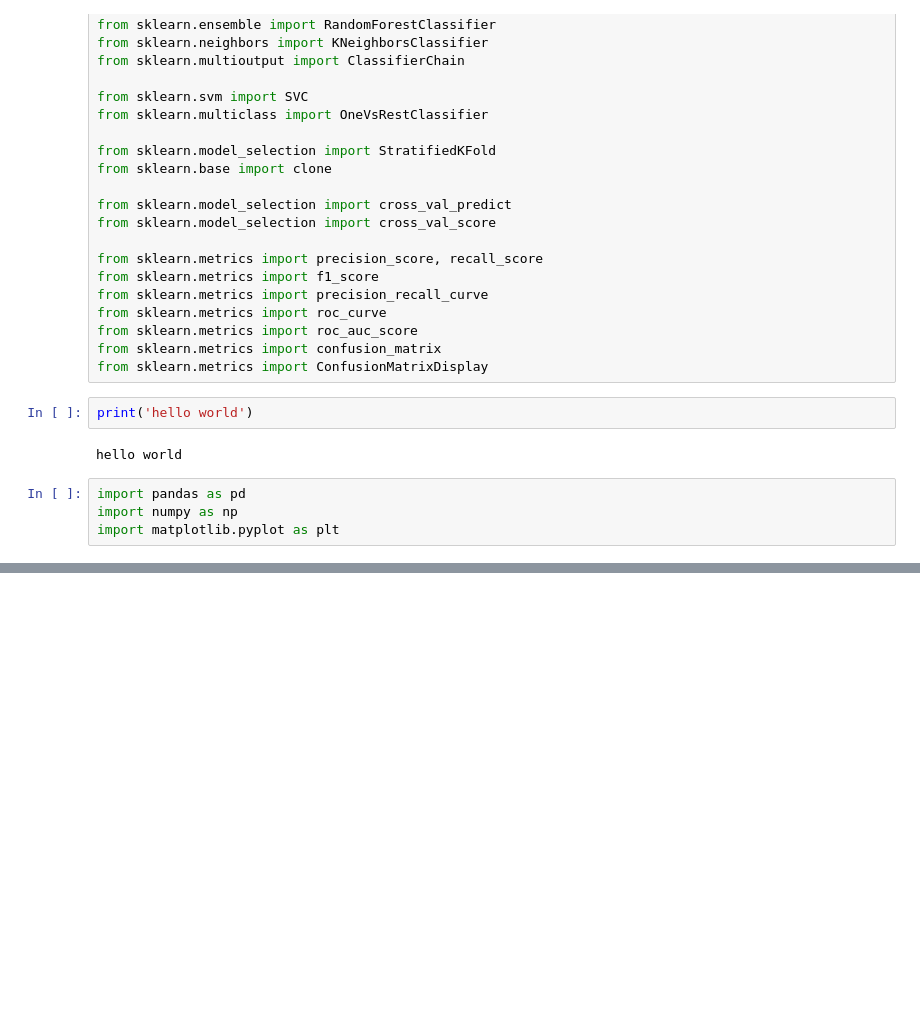
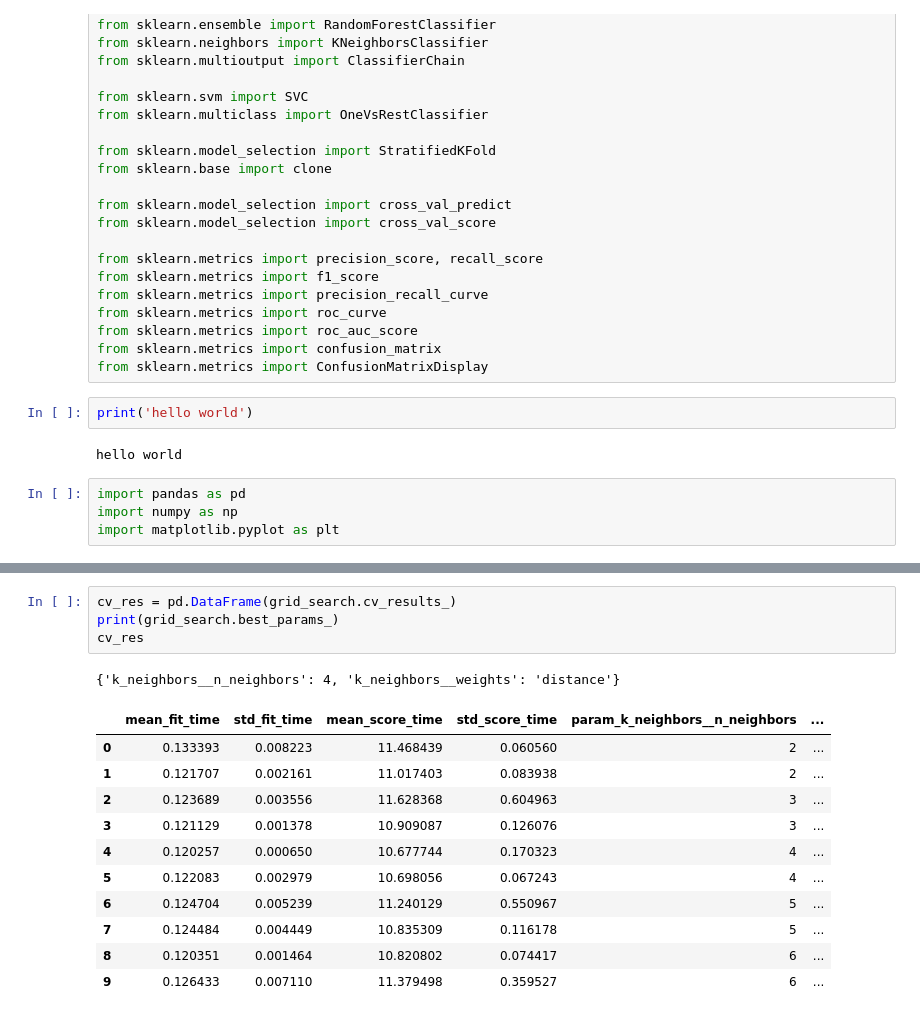
Before and after one commit to Blinan/Python, a Jupyter notebook: hond-on-machine-learing/03_.ipynb, the cells around one changed output, grey strips where cells are left out. Drawn from its saved outputs; the diff is of its cells as text; blank space fills up the shorter version.

```diff
--- a/hond-on-machine-learing/03_.ipynb
+++ b/hond-on-machine-learing/03_.ipynb
@@ -53,0 +133,17 @@ plt.show()
+# %%
+cv_res = pd.DataFrame(grid_search.cv_results_)
+print(grid_search.best_params_)
+cv_res
+# %% [output]
+{'k_neighbors__n_neighbors': 4, 'k_neighbors__weights': 'distance'}
+|  | mean_fit_time | std_fit_time | mean_score_time | std_score_time | param_k_neighbors__n_neighbors | ... |
+| 0 | 0.133393 | 0.008223 | 11.468439 | 0.060560 | 2 | ... |
+| 1 | 0.121707 | 0.002161 | 11.017403 | 0.083938 | 2 | ... |
+| 2 | 0.123689 | 0.003556 | 11.628368 | 0.604963 | 3 | ... |
+| 3 | 0.121129 | 0.001378 | 10.909087 | 0.126076 | 3 | ... |
+| 4 | 0.120257 | 0.000650 | 10.677744 | 0.170323 | 4 | ... |
+| 5 | 0.122083 | 0.002979 | 10.698056 | 0.067243 | 4 | ... |
+| 6 | 0.124704 | 0.005239 | 11.240129 | 0.550967 | 5 | ... |
+| 7 | 0.124484 | 0.004449 | 10.835309 | 0.116178 | 5 | ... |
+| 8 | 0.120351 | 0.001464 | 10.820802 | 0.074417 | 6 | ... |
+| 9 | 0.126433 | 0.007110 | 11.379498 | 0.359527 | 6 | ... |
```
Also changed, not shown: parts of 9 cells of this notebook, 7 other files.
